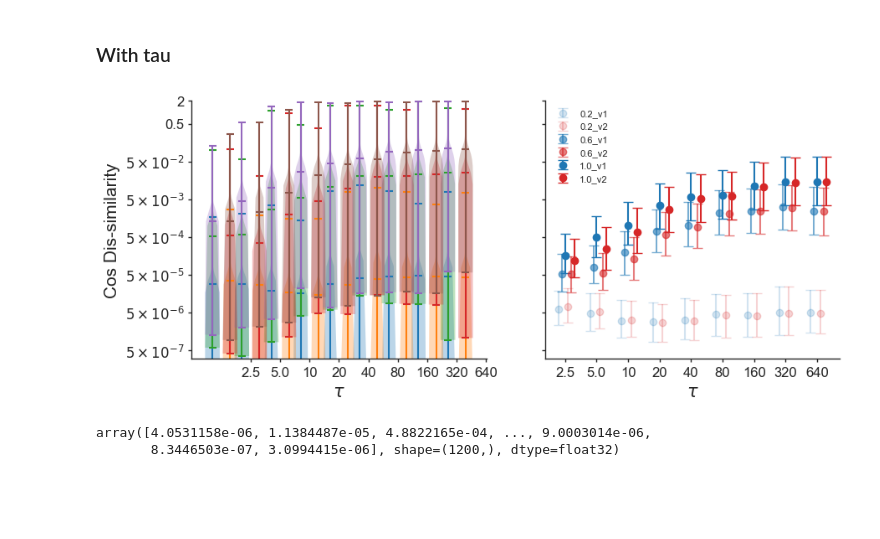
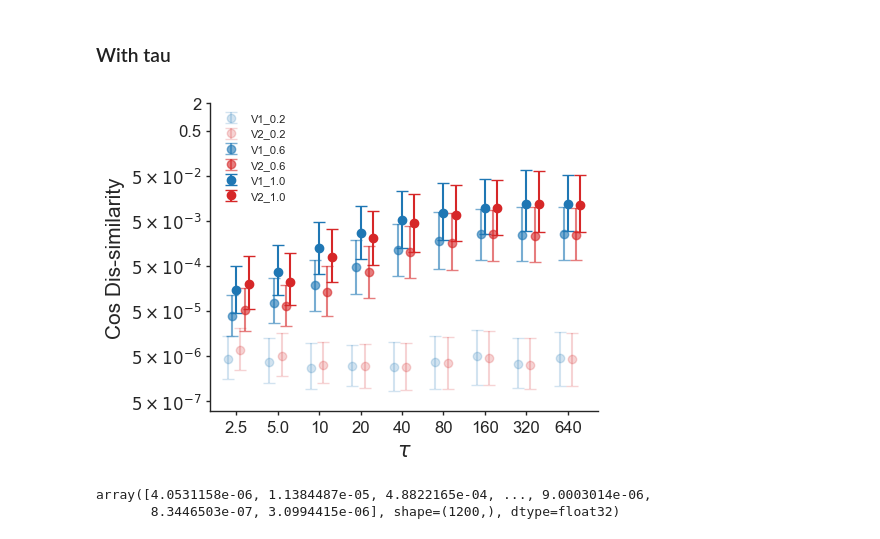
Before and after one commit to Baskin-LIU/Kernel-Propagation, a Jupyter notebook: Experiments/MNIST1D.ipynb, the cells around one changed output. Cells and saved outputs as stored; diff of their text form; code cells hidden in the pictures; blank space fills up the shorter version.

```diff
--- a/Experiments/MNIST1D.ipynb
+++ b/Experiments/MNIST1D.ipynb
@@ -177,7 +176,7 @@ if GLE_like:
     model.layers[0].tau = model.layers[3].tau
     model.layers[0].dt_tau = model.layers[3].dt_tau
     model.layers[0].decay = model.layers[3].decay
-    model.layers[0].tau_dt = 1/model.layers[3].dt_tau
+    model.layers[0].tau_dt = model.layers[3].tau_dt
     if Method == 'KP':
         model.layers[0].tau_unique = model.layers[3].tau_unique
         model.layers[0].dt_tau_uniq = model.layers[3].dt_tau_uniq
@@ -261,3 +261,6 @@ print('finished')
 # %% [output]
 Training started...
 KeyboardInterrupt:
+# %%
+for l in model.layers:
+    print(l.W_in.grad.data.norm(2))
@@ -574,6 +584,13 @@ for rho_scale in Rho_scales:
     CosSimW2_record = [[] for _ in range(nLP)]
     for _ in range(num_repeat):
         model = buildKPNet(model_config, general_config)
+        ##### assigned tau to LP rho'###
+        # tau = 14
+        for l in model.layers[:nLP]:
+            l.dt_tau_rho = l.dt_tau#1 / tau
+            l.decay_rho = 1 - l.dt_tau_rho
+        #     tau -= 2
+        ##################################
         idx = (np.random.permutation(4000).reshape(-1, train_config["batch_size"]))[0]
         sample_batch_x = x[idx]
         one_hot_label = one_hot_label = F.one_hot(y[idx], num_classes=10)
@@ -690,6 +753,7 @@ model_config["LP_size"] = [60, 60, 60, 60]
 model_config["num_LP_layers"] = 4
 model_config["num_Ins_layers"] = 0
 model_config["version"] = 0
+Rho_scales = [0.2, 0.6, 1.]
 Tau3 = np.array([2.5])
 CosDisSimW, CosDisSimW2 = [[], [], []], [[], [], []]
 
@@ -709,6 +773,9 @@ for _ in range(num_tau):
         model_config["rho_scale"] = rho_scale
         for _ in range(num_repeat):
             model = buildKPNet(model_config, general_config)
+            for l in model.layers[:nLP]:
+                l.dt_tau_rho = l.dt_tau#1 / tau
+                l.decay_rho = 1 - l.dt_tau_rho
             idx = (np.random.permutation(4000).reshape(-1, train_config["batch_size"]))[0]
             sample_batch_x = x[idx]
             one_hot_label = one_hot_label = F.one_hot(y[idx], num_classes=10)
@@ -751,85 +818,37 @@ for _ in range(num_tau):
     #print(Tau3[0], CosSimW_record[Tau3[0]].mean())
     Tau3 *= 2
 # %%
-fig, axs = plt.subplots(1, 2, figsize=(10, 4), sharey=True)
-axs[0].set_yscale("log")
+fig, ax = plt.subplots(1, figsize=(5, 4))
+
 
 xticks = []
 for tau in CosSimW_record.keys():
     if tau > 5:
         xticks.append(int(tau))
     else:
         xticks.append(tau)
 
-# axs[0].violinplot(CosDisSimW[:], showmeans=True)
-# means = []
-# low = []
-# high = []
+for i, rho_scale in enumerate(Rho_scales):
+    plotCosDis(CosDisSimW[i], rho_scale, v=1, num=num_tau, ax=ax)
+    plotCosDis(CosDisSimW2[i], rho_scale, v=2, num=num_tau, ax=ax)
 
-# for i in range(num_tau):
-#     d = CosDisSimW[i].flatten()
-#     med = np.median(d)
-#     p25 = np.percentile(d, 25)
-#     p75 = np.percentile(d, 75)
-#     means.append(med)
-#     low.append(med - p25)
-#     high.append(p75 - med)
-
-# axs[1].errorbar(
-#     range(num_tau),
-#     means,
-#     yerr=[low, high],
-#     fmt='o',
-#     capsize=4
-# )
-
-# means = []
-# low = []
-# high = []
-# for i in range(num_tau):
-#     d = CosDisSimW2[i].flatten()
-#     med = np.median(d)
-#     p25 = np.percentile(d, 25)
-#     p75 = np.percentile(d, 75)
-#     means.append(med)
-#     low.append(med - p25)
-#     high.append(p75 - med)
-
-# axs[0].violinplot(CosDisSimW2[:], showmeans=True)
-# axs[1].errorbar(
-#     range(num_tau),
-#     means,
-#     yerr=[low, high],
-#     fmt='o',
-#     capsize=4
-# )
-
-for i, rho_scale in enumerate(Rho_scales):
-    plotCosDis(CosDisSimW[i], rho_scale, v=1, num=num_tau)
-    plotCosDis(CosDisSimW2[i], rho_scale, v=2, num=num_tau)
-
-
-axs[0].set_ylim(3e-7, 1)
-axs[0].set_ylabel("Cos Dis-similarity", fontsize=15)
-axs[0].set_xlabel(r"$\tau$", fontsize=15)
-axs[0].set_yticks([5e-7, 5e-6, 5e-5, 5e-4, 5e-3, 5e-2, 5e-1, 2],
+ax.set_yscale("log")
+ax.set_ylim(3e-7, 1)
+ax.set_ylabel("Cos Dis-similarity", fontsize=15)
+ax.set_xlabel(r"$\tau$", fontsize=15)
+ax.set_yticks([5e-7, 5e-6, 5e-5, 5e-4, 5e-3, 5e-2, 5e-1, 2],
                   [r"$5\times 10^{-7}$", r"$5\times 10^{-6}$", r"$5\times 10^{-5}$",
                    r"$5\times 10^{-4}$", r"$5\times 10^{-3}$", r"$5\times 10^{-2}$",  0.5, 2])
-axs[0].tick_params(axis='both', which='major', labelsize=12)
-axs[0].set_xticks(np.arange(1, num_tau+1), xticks)
-axs[1].tick_params(axis='both', which='major', labelsize=12)
-axs[1].set_xticks(np.arange(num_tau), xticks)
-axs[1].set_xlabel(r"$\tau$", fontsize=15)
-axs[0].spines['top'].set_visible(False)
-axs[0].spines['right'].set_visible(False)
-axs[1].spines['top'].set_visible(False)
-axs[1].spines['right'].set_visible(False)
-axs[1].legend()
-
+ax.tick_params(axis='both', which='major', labelsize=12)
+ax.set_xticks(np.arange(num_tau), xticks)
+ax.spines['top'].set_visible(False)
+ax.spines['right'].set_visible(False)
+ax.legend()
+plt.tight_layout()
 plt.savefig('../Figures/GradCosSimTau.png')
 plt.show()
 # %% [output]
-[figure, old version]
+[figure, new version]
 # %%
 CosDisSimW[0][0]
 # %% [output]
```
Also changed, not shown: parts of 6 cells of this notebook, 39 other files.
